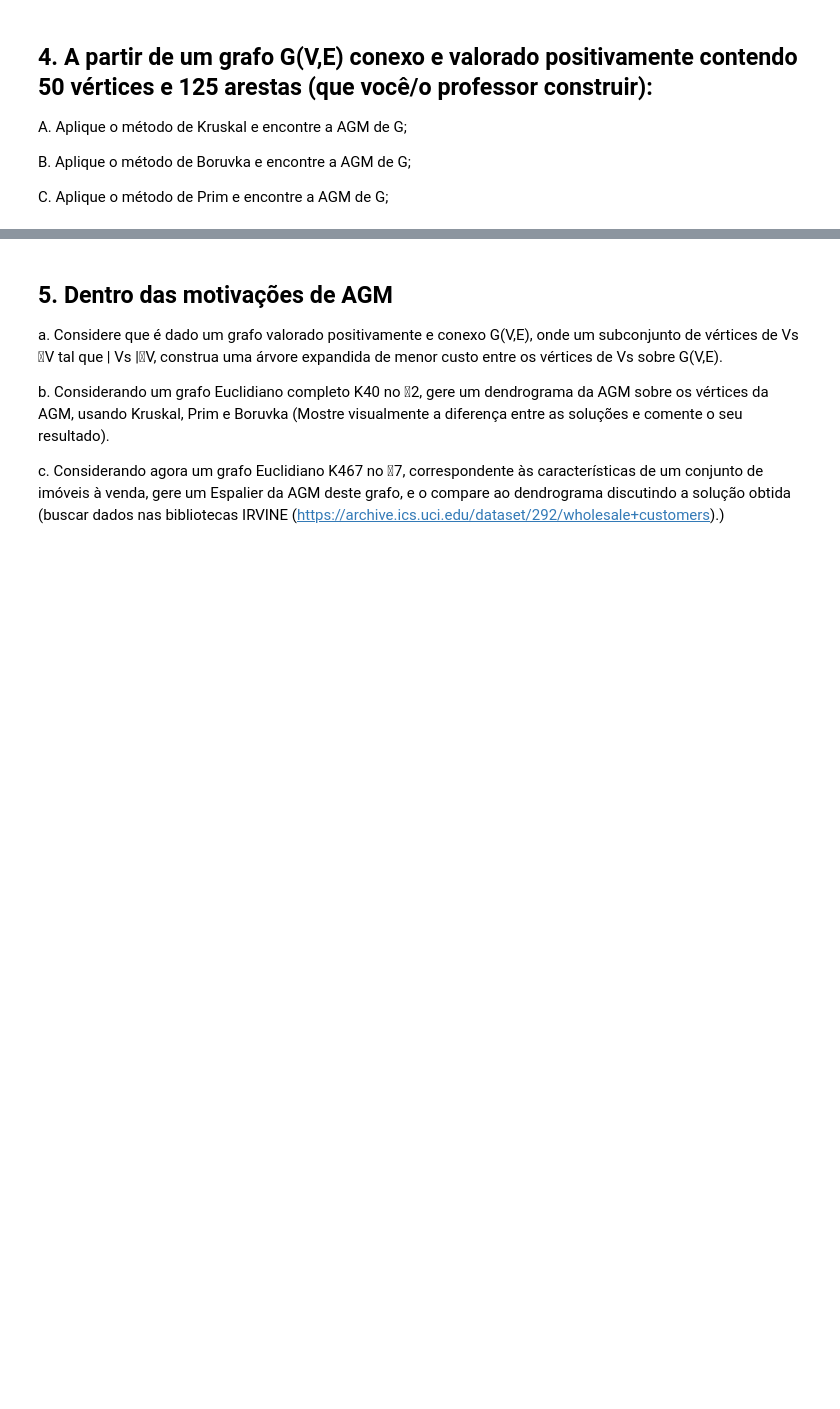
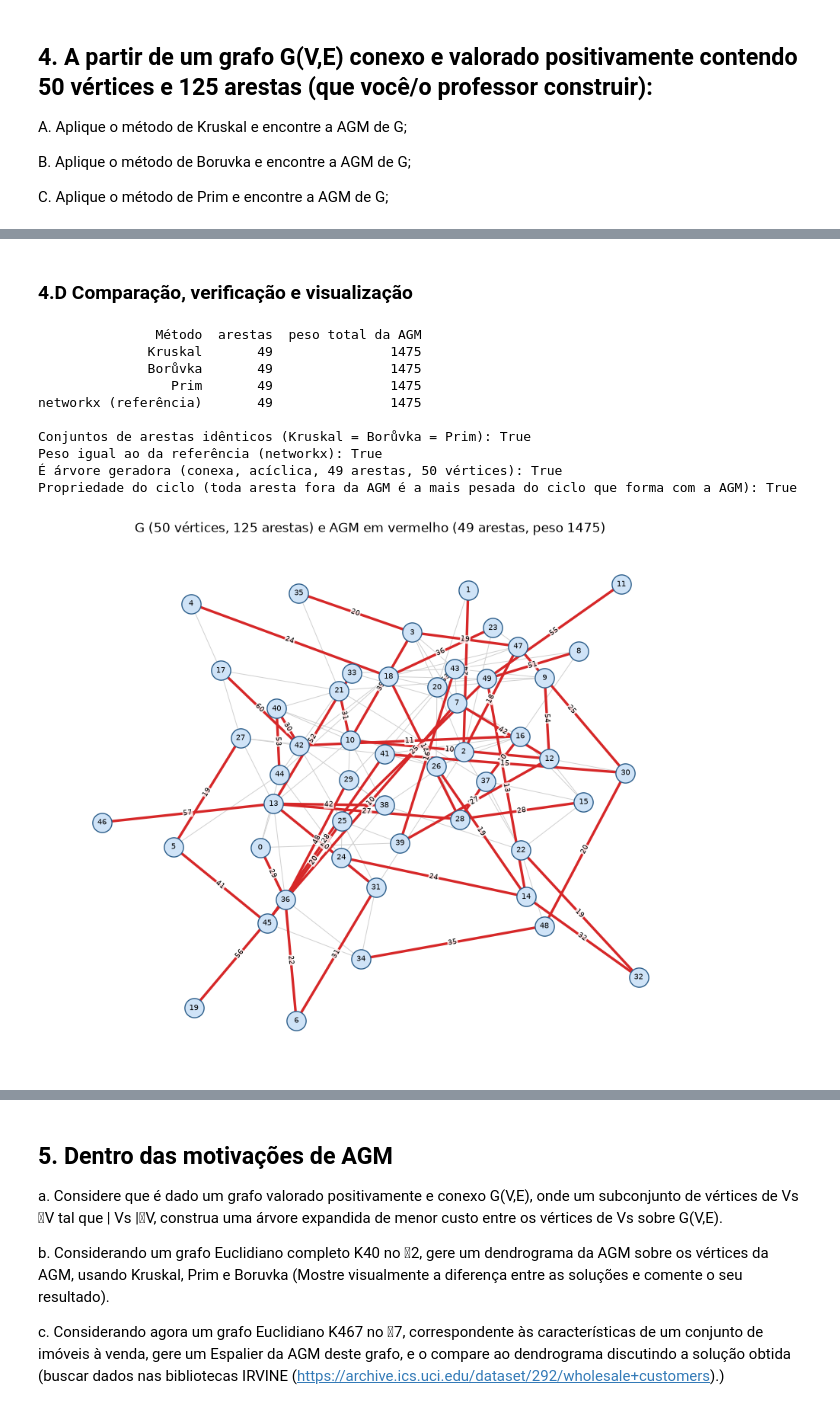
Before and after one commit to ThisIsmael/TG_AC, a Jupyter notebook: AC02.ipynb, the cells around one changed output, grey strips where cells are left out. Saved outputs shown, nothing was run; the diff lists cells and outputs as text; code cells hidden in the pictures; blank space fills up the shorter version.

```diff
--- a/AC02.ipynb
+++ b/AC02.ipynb
@@ -151,0 +357,42 @@ C. Aplique o método de Prim e encontre a AGM de G;
+# %% [markdown]
+### 4.D Comparação, verificação e visualização
+# %%
+cj_k, cj_b, cj_p = (set(map(tuple, x)) for x in (agm_k, agm_b, agm_p))
+ref = nx.minimum_spanning_tree(G4, algorithm="kruskal")
+peso_nx = int(sum(d["weight"] for *_, d in ref.edges(data=True)))
+print(pd.DataFrame({"Método": ["Kruskal", "Borůvka", "Prim", "networkx (referência)"],
+                    "arestas": [len(cj_k), len(cj_b), len(cj_p), ref.number_of_edges()],
+                    "peso total da AGM": [peso_k, peso_b, peso_p, peso_nx]}).to_string(index=False))
+print("\nConjuntos de arestas idênticos (Kruskal = Borůvka = Prim):", cj_k == cj_b == cj_p)
+print("Peso igual ao da referência (networkx):", peso_k == peso_b == peso_p == peso_nx)
+T = nx.Graph(); T.add_weighted_edges_from(agm_k)
+print("É árvore geradora (conexa, acíclica, 49 arestas, 50 vértices):",
+      nx.is_tree(T) and T.number_of_nodes() == N4)
+# propriedade do ciclo: nenhuma aresta fora da AGM é mais leve que o maior peso do caminho na árvore entre seus extremos
+ok = all(w >= max(T[a][b]["weight"] for a, b in zip(p, p[1:]))
+         for u, v, w in E4 if (u, v, w) not in cj_k
+         for p in [nx.shortest_path(T, u, v)])
+print("Propriedade do ciclo (toda aresta fora da AGM é a mais pesada do ciclo que forma com a AGM):", ok)
+
+pos = nx.spring_layout(G4, seed=3, k=0.35, iterations=200)
+fig, ax = plt.subplots(figsize=(11, 9))
+nx.draw_networkx_edges(G4, pos, edge_color="#d0d0d0", width=0.7, ax=ax)
+nx.draw_networkx_edges(G4, pos, edgelist=[(u, v) for u, v, w in agm_k], edge_color="#d62728", width=2.4, ax=ax)
+nx.draw_networkx_nodes(G4, pos, node_color="#cfe3f7", edgecolors="#2b5d8a", node_size=330, ax=ax)
+nx.draw_networkx_labels(G4, pos, font_size=7.5, ax=ax)
+nx.draw_networkx_edge_labels(T, pos, {(u, v): w for u, v, w in agm_k}, font_size=6.5, label_pos=0.5, ax=ax,
+                             bbox=dict(boxstyle="round,pad=0.1", fc="white", ec="none", alpha=.8))
+ax.set_title(f"G (50 vértices, 125 arestas) e AGM em vermelho (49 arestas, peso {peso_k})"); ax.axis("off")
+plt.show()
+# %% [output]
+               Método  arestas  peso total da AGM
+              Kruskal       49               1475
+              Borůvka       49               1475
+                 Prim       49               1475
+networkx (referência)       49               1475
+
+Conjuntos de arestas idênticos (Kruskal = Borůvka = Prim): True
+Peso igual ao da referência (networkx): True
+É árvore geradora (conexa, acíclica, 49 arestas, 50 vértices): True
+Propriedade do ciclo (toda aresta fora da AGM é a mais pesada do ciclo que forma com a AGM): True
+[figure, added]
```
Also changed, not shown: parts of 28 cells of this notebook.
